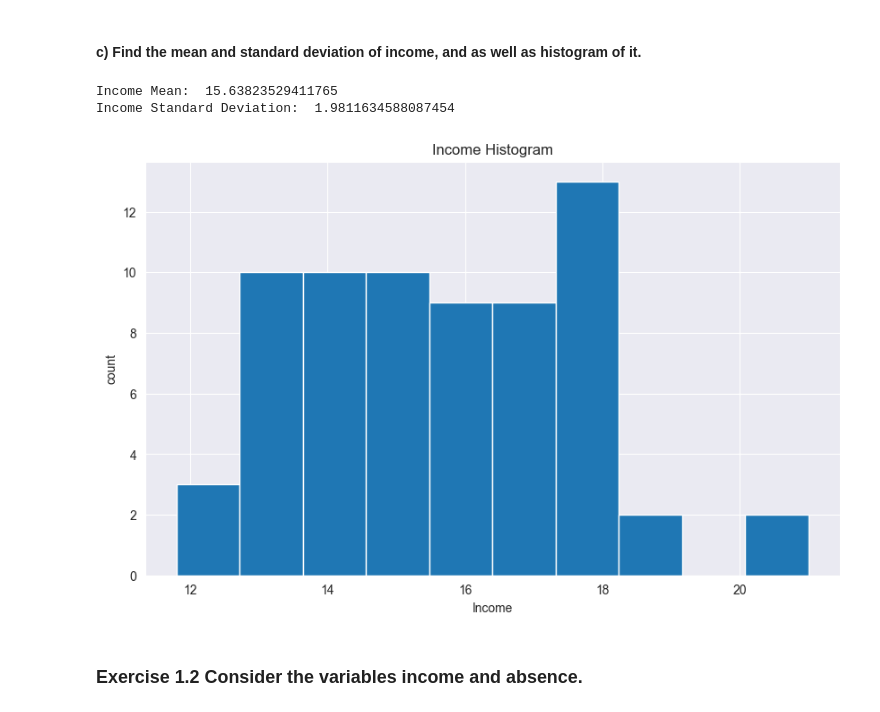
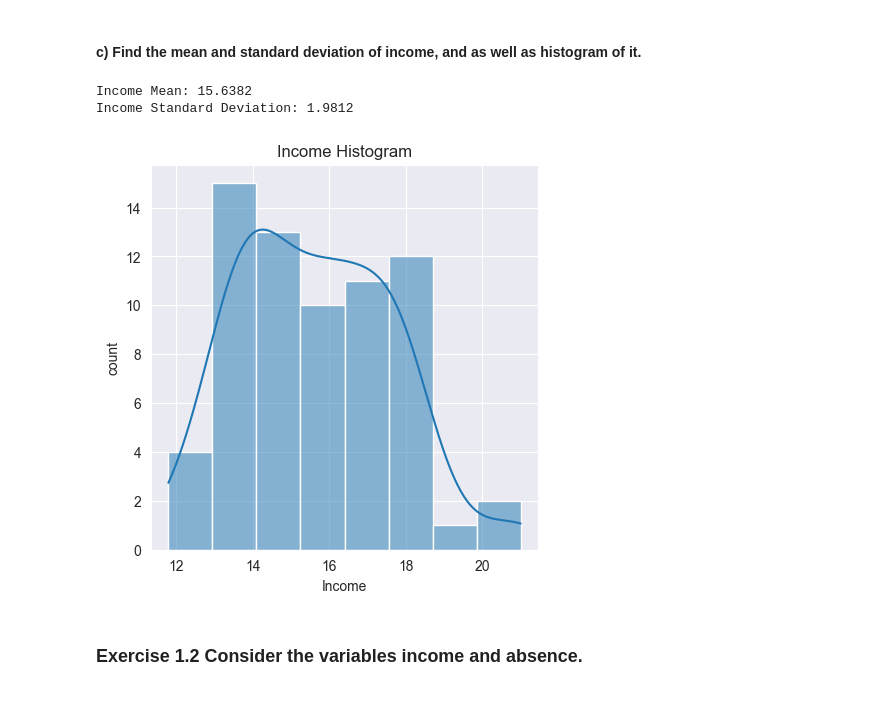
Before and after one commit to JotaN98/MScDataScience_AI, a Jupyter notebook: Statistics/Lab_stats_pt1.ipynb, the cells around one changed output. Cells and saved outputs as stored; diff of their text form; code cells hidden in the pictures.

```diff
--- a/Statistics/Lab_stats_pt1.ipynb
+++ b/Statistics/Lab_stats_pt1.ipynb
@@ -84,15 +105,20 @@ Third Quartile:  50.0
 # %% [markdown]
 #### c) Find the mean and standard deviation of income, and as well as histogram of it.
 # %%
-print('Income Mean: ', np.mean(df['income']))
+print(f"Income Mean: {np.mean(df['income']):.4f}")
 
-print('Income Standard Deviation: ', np.std(df['income']))
+print(f"Income Standard Deviation: {np.std(df['income']):.4f}")
 
-hist(df['income'],title='Income Histogram', xlabel='Income', ylabel='count')
+plt.figure(figsize=(5,5))
+sns.histplot(df['income'],kde=True)
+plt.title('Income Histogram')
+plt.xlabel('Income')
+plt.ylabel('count')
+plt.show()
 # %% [output]
-Income Mean:  15.63823529411765
-Income Standard Deviation:  1.9811634588087454
+Income Mean: 15.6382
+Income Standard Deviation: 1.9812
-[figure, old version]
+[figure, new version]
 # %% [markdown]
 ### Exercise 1.2 Consider the variables income and absence.
 # %% [markdown]
```
Also changed, not shown: parts of 13 cells of this notebook, 1 other file.
